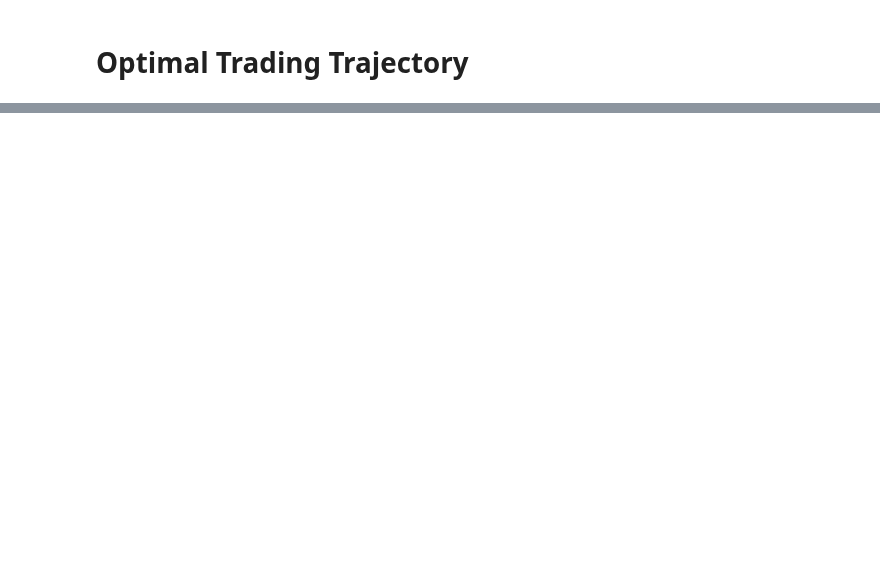
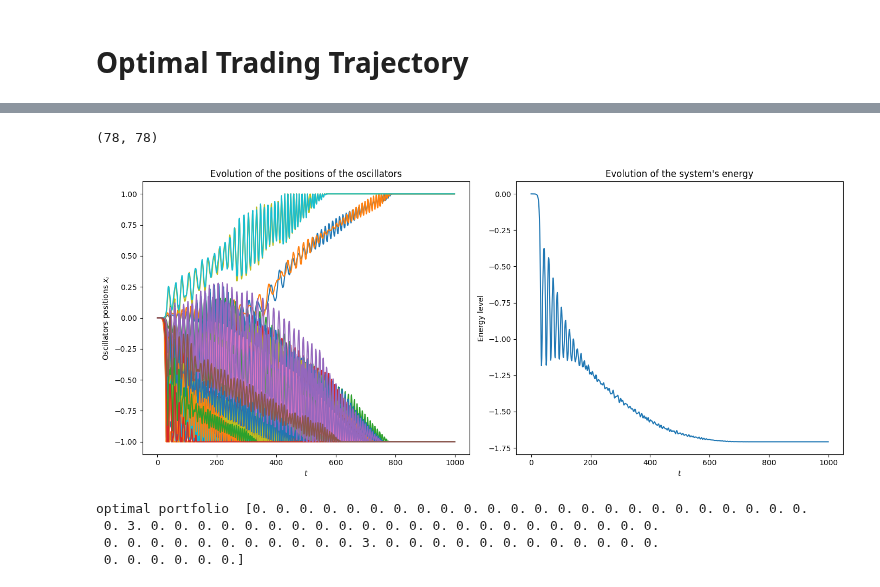
Before and after one commit to NESRINE202/SB_Algorithm_applications, a Jupyter notebook: Portfolio_example.ipynb, the cells around one changed output, grey strips where cells are left out. Saved outputs shown, nothing was run; the diff lists cells and outputs as text; code cells hidden in the pictures; blank space fills up the shorter version.

```diff
--- a/Portfolio_example.ipynb
+++ b/Portfolio_example.ipynb
@@ -105,0 +113,26 @@ Trajectory.Evaluation()
+# %%
+import joblib
+import numpy as np
+
+# Load the data
+filename = 'mu.jbl'  # Replace with your actual file name
+Mu= joblib.load(filename)
+Sigma = joblib.load('sigma.jbl')
+# Check if the data is a list of matrices or a single matrix
+if isinstance(Mu, list):
+    # Convert each matrix in the list to a NumPy array
+    Mu = [np.array(matrix) for matrix in Mu]
+else:
+    # Convert the single matrix to a NumPy array
+    Mu = np.array(Mu)
+if isinstance(Sigma, list):
+    # Convert each matrix in the list to a NumPy array
+    Sigma = [np.array(matrix) for matrix in Sigma]
+else:
+    # Convert the single matrix to a NumPy array
+    Sigma = np.array(Sigma)
+
+# Example output
+# print(numpy_arrays)  # If the data was a list of matrices
+print('Mu = ',Mu.shape)   # If the data was a single matrix
+print('Sigma = ', Sigma.shape)
@@ -105,0 +142,2 @@ Trajectory.Evaluation()
+# %%
+Mu=Mu.reshape(78)
@@ -105,0 +160,14 @@ Trajectory.Evaluation()
+# %%
+S.shape
+# %% [output]
+(78, 78)
+# %%
+Portfolio= OptimalPortfolio(N=len(Mu),K=500,sigma =Sigma,mu=Mu,alpha = 1)
+Optimal= Portfolio.find_optimal_portfolio(visualize=True)
+print('optimal portfolio ',Optimal)
+# %% [output]
+[figure, added]
+optimal portfolio  [0. 0. 0. 0. 0. 0. 0. 0. 0. 0. 0. 0. 0. 0. 0. 0. 0. 0. 0. 0. 0. 0. 0. 0.
+ 0. 3. 0. 0. 0. 0. 0. 0. 0. 0. 0. 0. 0. 0. 0. 0. 0. 0. 0. 0. 0. 0. 0. 0.
+ 0. 0. 0. 0. 0. 0. 0. 0. 0. 0. 0. 3. 0. 0. 0. 0. 0. 0. 0. 0. 0. 0. 0. 0.
+ 0. 0. 0. 0. 0. 0.]
```
Also changed, not shown: parts of 9 cells of this notebook, 3 other files.
